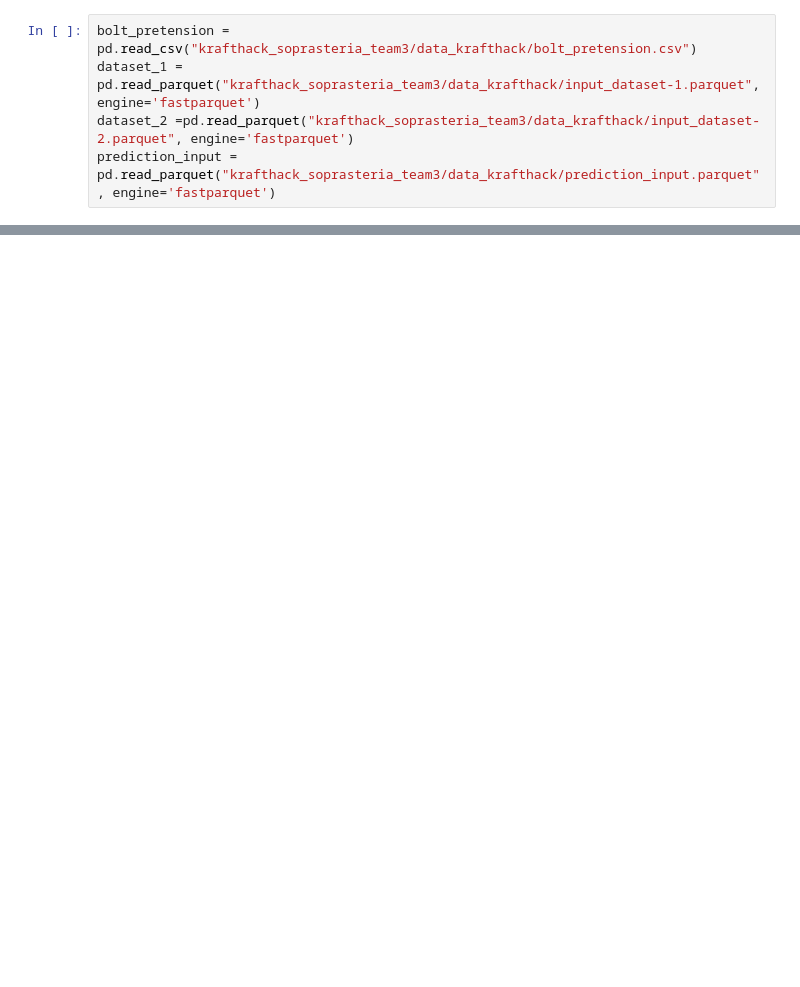
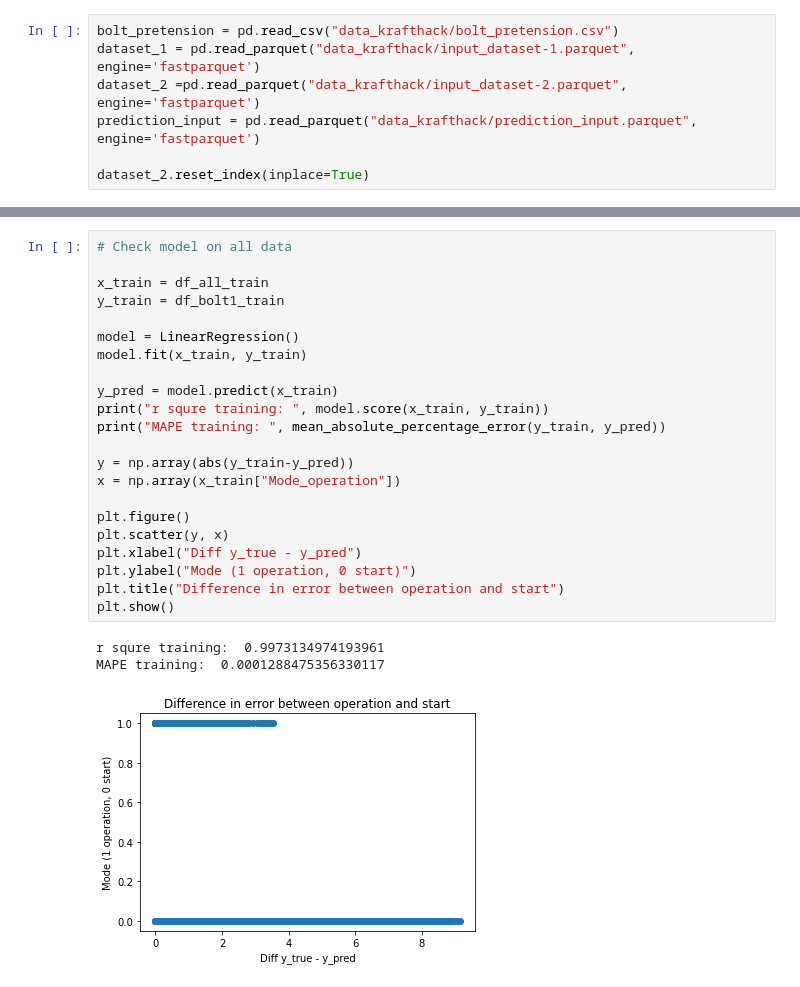
Before and after one commit to viggotw/Krafthack_SopraSteria_Team3, a Jupyter notebook: notebooks/camilla_exploration.ipynb, the cells around one changed output, grey strips where cells are left out. Drawn from its saved outputs; the diff is of its cells as text; blank space fills up the shorter version.

Commit message:
model exploration notebook

```diff
--- a/notebooks/camilla_exploration.ipynb
+++ b/notebooks/camilla_exploration.ipynb
@@ -10,5 +18,7 @@ import matplotlib.pyplot as plt
 # %%
-bolt_pretension = pd.read_csv("krafthack_soprasteria_team3/data_krafthack/bolt_pretension.csv")
-dataset_1 = pd.read_parquet("krafthack_soprasteria_team3/data_krafthack/input_dataset-1.parquet", engine='fastparquet')
-dataset_2 =pd.read_parquet("krafthack_soprasteria_team3/data_krafthack/input_dataset-2.parquet", engine='fastparquet')
-prediction_input = pd.read_parquet("krafthack_soprasteria_team3/data_krafthack/prediction_input.parquet", engine='fastparquet')
+bolt_pretension = pd.read_csv("data_krafthack/bolt_pretension.csv")
+dataset_1 = pd.read_parquet("data_krafthack/input_dataset-1.parquet", engine='fastparquet')
+dataset_2 =pd.read_parquet("data_krafthack/input_dataset-2.parquet", engine='fastparquet')
+prediction_input = pd.read_parquet("data_krafthack/prediction_input.parquet", engine='fastparquet')
+
+dataset_2.reset_index(inplace=True)
@@ -18,0 +252,26 @@ print(bolt_pretension)
+# %%
+# Check model on all data
+
+x_train = df_all_train
+y_train = df_bolt1_train
+
+model = LinearRegression()
+model.fit(x_train, y_train)
+
+y_pred = model.predict(x_train)
+print("r squre training: ", model.score(x_train, y_train))
+print("MAPE training: ", mean_absolute_percentage_error(y_train, y_pred))
+
+y = np.array(abs(y_train-y_pred))
+x = np.array(x_train["Mode_operation"])
+
+plt.figure()
+plt.scatter(y, x)
+plt.xlabel("Diff y_true - y_pred")
+plt.ylabel("Mode (1 operation, 0 start)")
+plt.title("Difference in error between operation and start")
+plt.show()
+# %% [output]
+r squre training:  0.9973134974193961
+MAPE training:  0.0001288475356330117
+[figure, added]
```
Also changed, not shown: parts of 20 cells of this notebook.
